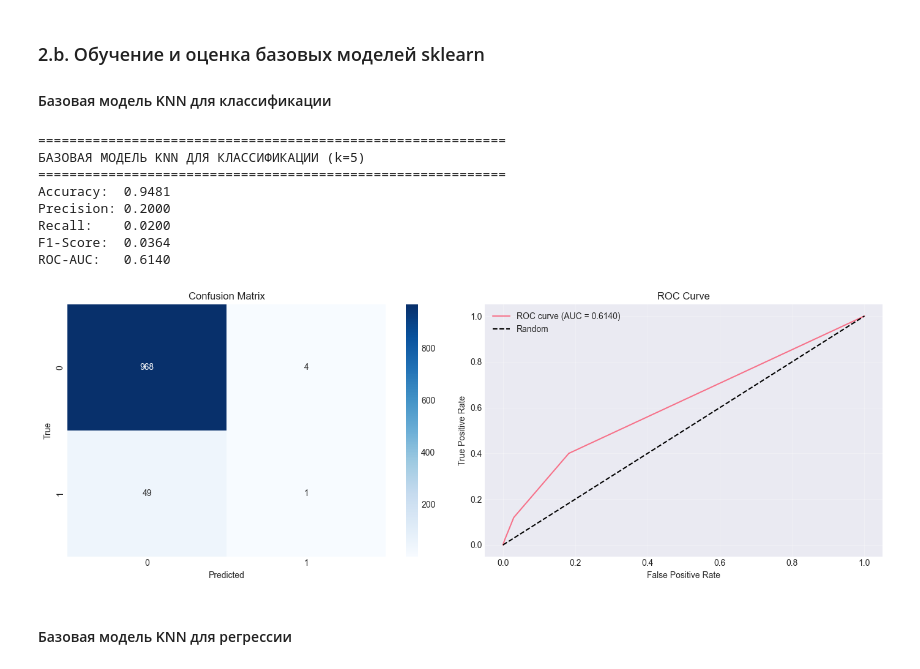
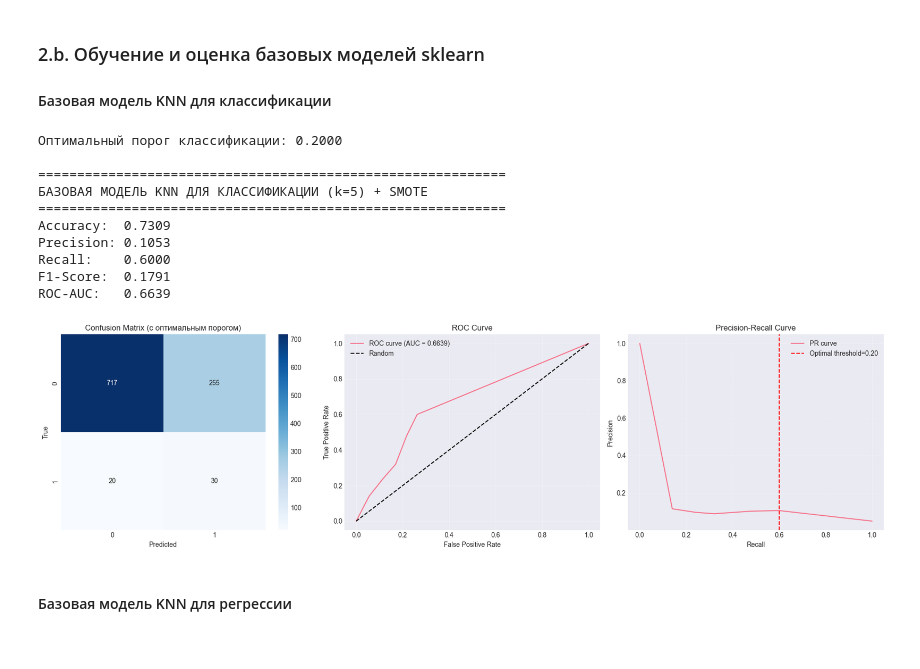
Before and after one commit to lexasy/AI, a Jupyter notebook: lab1/main.ipynb, the cells around one changed output. Cells and saved outputs as stored; diff of their text form; code cells hidden in the pictures.

```diff
--- a/lab1/main.ipynb
+++ b/lab1/main.ipynb
@@ -148,5 +161,13 @@ scaler_stroke = StandardScaler()
 X_train_stroke_scaled = scaler_stroke.fit_transform(X_train_stroke)
 X_test_stroke_scaled = scaler_stroke.transform(X_test_stroke)
 
-print(f"Train: {X_train_stroke_scaled.shape}, Test: {X_test_stroke_scaled.shape}")
+print(f"Train (до SMOTE): {X_train_stroke_scaled.shape}")
+print(f"Распределение классов до SMOTE: {dict(zip(*np.unique(y_train_stroke, return_counts=True)))}")
+
+smote = SMOTE(random_state=42)
+X_train_stroke_resampled, y_train_stroke_resampled = smote.fit_resample(X_train_stroke_scaled, y_train_stroke)
+
+print(f"\nTrain (после SMOTE): {X_train_stroke_resampled.shape}")
+print(f"Распределение классов после SMOTE: {dict(zip(*np.unique(y_train_stroke_resampled, return_counts=True)))}")
+print(f"Test: {X_test_stroke_scaled.shape}")
 # %% [output]
@@ -184,58 +210,76 @@ Train: (1070, 6), Test: (268, 6)
 # %%
 # Обучаем базовую модель KNN с k=5
 knn_clf_base = KNeighborsClassifier(n_neighbors=5)
-knn_clf_base.fit(X_train_stroke_scaled, y_train_stroke)
+knn_clf_base.fit(X_train_stroke_resampled, y_train_stroke_resampled)
 
-# Предсказания
-y_pred_stroke_base = knn_clf_base.predict(X_test_stroke_scaled)
+# Получаем вероятности
 y_pred_proba_stroke_base = knn_clf_base.predict_proba(X_test_stroke_scaled)[:, 1]
+
+# Находим оптимальный порог по F1-score
+precisions, recalls, thresholds = precision_recall_curve(y_test_stroke, y_pred_proba_stroke_base)
+f1_scores = 2 * (precisions * recalls) / (precisions + recalls + 1e-10)
+optimal_threshold = thresholds[np.argmax(f1_scores[:-1])]
+print(f"Оптимальный порог классификации: {optimal_threshold:.4f}")
+
+# Предсказания с оптимальным порогом
+y_pred_stroke_base = (y_pred_proba_stroke_base >= optimal_threshold).astype(int)
 
 # Метрики
 accuracy_base = accuracy_score(y_test_stroke, y_pred_stroke_base)
-precision_base = precision_score(y_test_stroke, y_pred_stroke_base)
-recall_base = recall_score(y_test_stroke, y_pred_stroke_base)
-f1_base = f1_score(y_test_stroke, y_pred_stroke_base)
+precision_base = precision_score(y_test_stroke, y_pred_stroke_base, zero_division=0)
+recall_base = recall_score(y_test_stroke, y_pred_stroke_base, zero_division=0)
+f1_base = f1_score(y_test_stroke, y_pred_stroke_base, zero_division=0)
 roc_auc_base = roc_auc_score(y_test_stroke, y_pred_proba_stroke_base)
 
-print("=" * 60)
-print("БАЗОВАЯ МОДЕЛЬ KNN ДЛЯ КЛАССИФИКАЦИИ (k=5)")
+print("\n" + "=" * 60)
+print("БАЗОВАЯ МОДЕЛЬ KNN ДЛЯ КЛАССИФИКАЦИИ (k=5) + SMOTE")
 print("=" * 60)
 print(f"Accuracy:  {accuracy_base:.4f}")
 print(f"Precision: {precision_base:.4f}")
 print(f"Recall:    {recall_base:.4f}")
 print(f"F1-Score:  {f1_base:.4f}")
 print(f"ROC-AUC:   {roc_auc_base:.4f}")
 
 # Визуализация
-fig, axes = plt.subplots(1, 2, figsize=(14, 5))
+fig, axes = plt.subplots(1, 3, figsize=(18, 5))
 
 cm = confusion_matrix(y_test_stroke, y_pred_stroke_base)
 sns.heatmap(cm, annot=True, fmt='d', cmap='Blues', ax=axes[0])
-axes[0].set_title('Confusion Matrix')
+axes[0].set_title('Confusion Matrix (с оптимальным порогом)')
 axes[0].set_ylabel('True')
 axes[0].set_xlabel('Predicted')
 
 fpr, tpr, _ = roc_curve(y_test_stroke, y_pred_proba_stroke_base)
 axes[1].plot(fpr, tpr, label=f'ROC curve (AUC = {roc_auc_base:.4f})')
 axes[1].plot([0, 1], [0, 1], 'k--', label='Random')
 axes[1].set_xlabel('False Positive Rate')
 axes[1].set_ylabel('True Positive Rate')
 axes[1].set_title('ROC Curve')
 axes[1].legend()
 axes[1].grid(True, alpha=0.3)
 
+axes[2].plot(recalls, precisions, label='PR curve')
+axes[2].axvline(x=recalls[np.argmax(f1_scores[:-1])], color='r', linestyle='--', label=f'Optimal threshold={optimal_threshold:.2f}')
+axes[2].set_xlabel('Recall')
+axes[2].set_ylabel('Precision')
+axes[2].set_title('Precision-Recall Curve')
+axes[2].legend()
+axes[2].grid(True, alpha=0.3)
+
 plt.tight_layout()
 plt.show()
 # %% [output]
+Оптимальный порог классификации: 0.2000
+
 ============================================================
-БАЗОВАЯ МОДЕЛЬ KNN ДЛЯ КЛАССИФИКАЦИИ (k=5)
+БАЗОВАЯ МОДЕЛЬ KNN ДЛЯ КЛАССИФИКАЦИИ (k=5) + SMOTE
 ============================================================
-Accuracy:  0.9481
-Precision: 0.2000
-Recall:    0.0200
-F1-Score:  0.0364
-ROC-AUC:   0.6140
+Accuracy:  0.7309
+Precision: 0.1053
+Recall:    0.6000
+F1-Score:  0.1791
+ROC-AUC:   0.6639
-[figure, old version]
+[figure, new version]
 # %% [markdown]
 #### Базовая модель KNN для регрессии
 # %%
```
Also changed, not shown: parts of 15 cells of this notebook, 3 other files.
